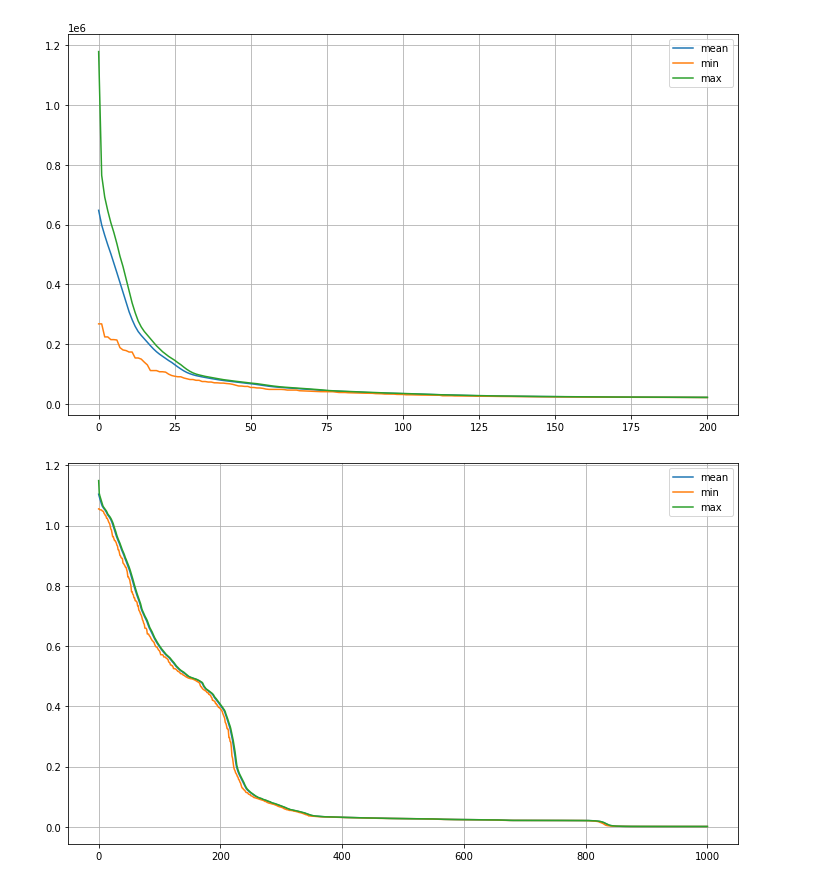
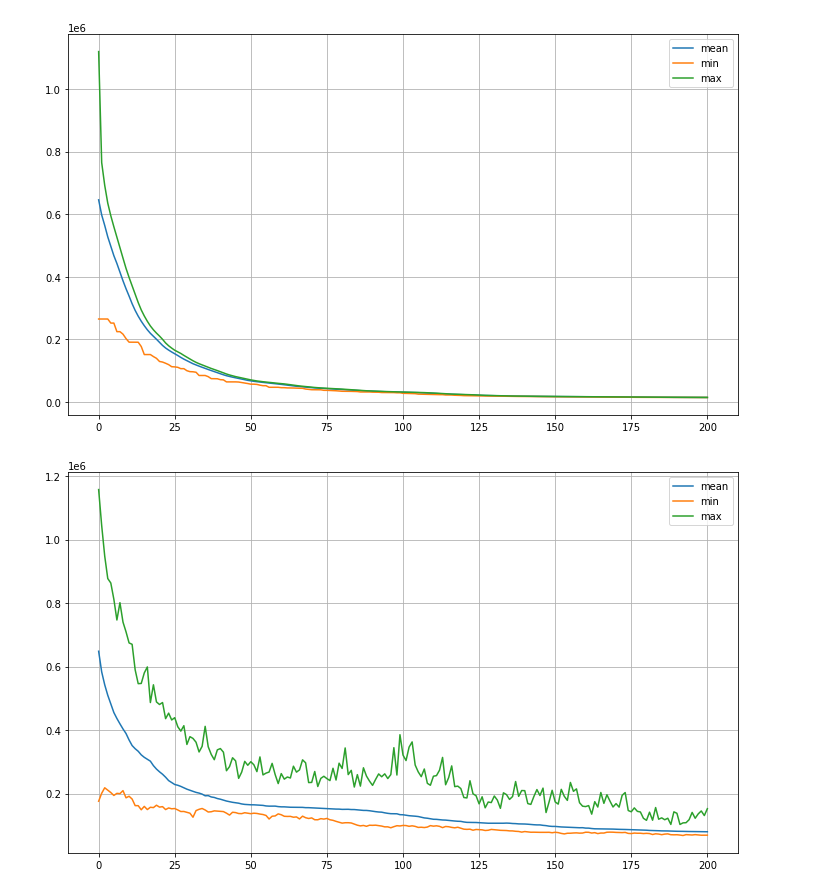
Before and after one commit to Kamil2601/University, a Jupyter notebook: Studia_magisterskie/Semestr_2/Algorytmy_Ewolucyjne/Lista_3/Lista_3.ipynb, the cells around one changed output. Drawn from its saved outputs; the diff is of its cells as text; code cells hidden in the pictures.

```diff
--- a/Studia_magisterskie/Semestr_2/Algorytmy_Ewolucyjne/Lista_3/Lista_3.ipynb
+++ b/Studia_magisterskie/Semestr_2/Algorytmy_Ewolucyjne/Lista_3/Lista_3.ipynb
@@ -61,38 +62,51 @@ def population_evaluation(P, F):
     scores = np.zeros(len(P))
     for i in range(len(scores)):
         scores[i] = F(P[i])
-
     return scores
 
 def parent_selection(P, scores, n_offspring):
     population_size = len(P)
 
     fitness_values = scores.max() - scores
-    # print(scores)
-    # print(fitness_values)
     if fitness_values.sum() > 0:
         fitness_values = fitness_values / fitness_values.sum()
     else:
         fitness_values = np.ones(population_size) / population_size
 
-    # print(fitness_values)
-
     parent_indices = np.random.choice(population_size, n_offspring, True, fitness_values).astype(np.int64)
 
     return parent_indices
 
-def mutation(P, S, tau, tau0):
+def is_in_bound(x, min_bound, max_bound):
+    for xi in x:
+        if xi > max_bound or xi < min_bound:
+            return False
+
+    return True
+
+def mutation(P, S, tau, tau0, min_bound, max_bound):
     N = len(P)
     n = len(P[0])
-    for i in range(N):
+
+    def mutate_ind(i):
         epsilon0 = np.random.randn() * tau0
         epsilons = np.random.randn(n) * tau
 
-        S[i] = S[i] * np.exp(epsilons + epsilon0)
+        new_S = S[i] * np.exp(epsilons + epsilon0)
 
-        epsilons = np.random.randn(n) * S[i]
+        epsilons = np.random.randn(n) * new_S
 
-        P[i] += epsilons
+        new_P = P[i] + epsilons
+
+        return new_P, new_S
+
+    for i in range(N):
+        Pi, Si = mutate_ind(i)
+
+        while not is_in_bound(Pi, min_bound, max_bound):
+            Pi, Si = mutate_ind(i)
+
+        P[i], S[i] = Pi, Si
 
 
 def ES(F, c_len, population_size, offspring_size, tau, tau0, iterations, min_bound=-5, max_bound=5, plus=True):
@@ -111,7 +125,7 @@ def ES(F, c_len, population_size, offspring_size, tau, tau0, iterations, min_bou
         S_c = S[c_ind]
 
         # print(P_c)
-        mutation(P_c, S_c, tau, tau0)
+        mutation(P_c, S_c, tau, tau0, min_bound, max_bound)
 
         scores_c = population_evaluation(P_c, F)
 
@@ -120,11 +134,13 @@ def ES(F, c_len, population_size, offspring_size, tau, tau0, iterations, min_bou
         if plus:
             P_all = np.vstack((P, P_c))
             S_all = np.vstack((S, S_c))
+            scores_all = np.hstack((scores, scores_c))
         else:
             P_all = P_c
             S_all = S_c
+            scores_all = scores_c
 
-        scores_all = np.hstack((scores, scores_c))
+
 
         sorted_scores_ind = np.argsort(scores_all)
 
@@ -173,14 +224,16 @@ populations, scores = ES(F=Dixon_Price, c_len=l, population_size=1000, offspring
 
 plot_min_max_mean(scores)
 # %% [output]
-[figure, old version]
+[figure, new version]
 # %%
 l = 50
 t = 1/np.sqrt(2*l)
 t0 = 1/np.sqrt(2*np.sqrt(l))
 
-populations, scores = ES(F=Griewank, c_len=l, population_size=1000, offspring_size=1000, tau=t, tau0=t0, iterations=1000)
+populations, scores = ES(F=Dixon_Price, c_len=l, population_size=1000, offspring_size=1000, tau=t, tau0=t0, iterations=200, plus=False)
 
+
+# scores
 plot_min_max_mean(scores)
 # %% [output]
-[figure, old version]
+[figure, new version]
```
Also changed, not shown: parts of 9 cells of this notebook, 5 other files.
